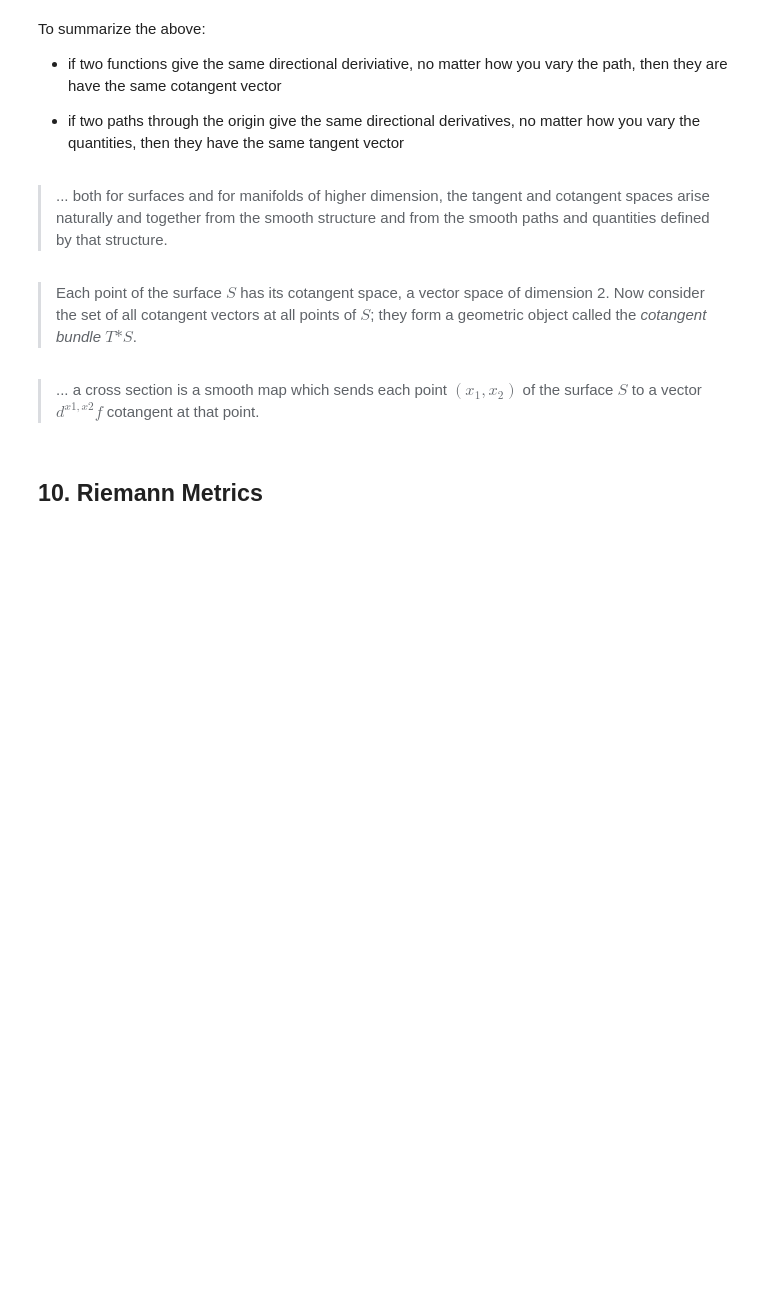
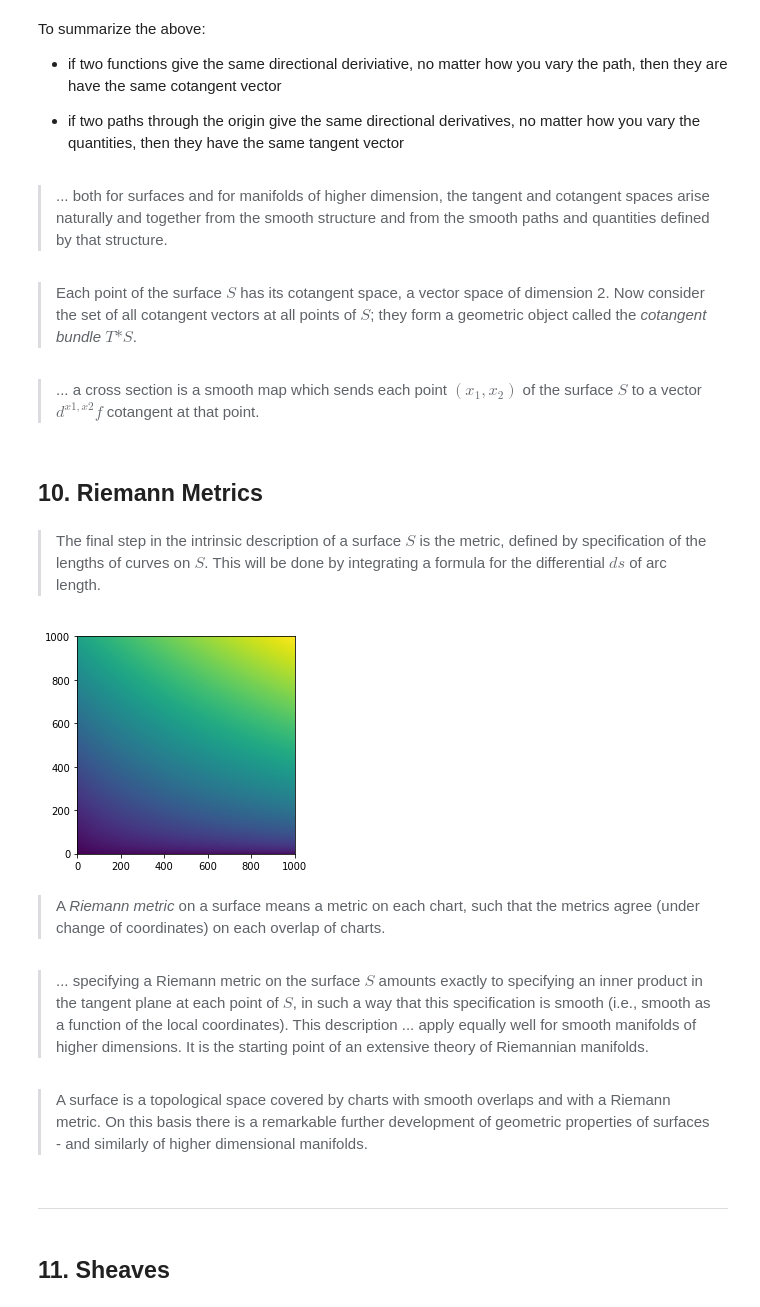
Before and after one commit to James-G-Hill/Sympy-Companion-to-Mathematics-Form-and-Function, a Jupyter notebook: Chapter 8.ipynb, the cells around one changed output. Saved outputs shown, nothing was run; the diff lists cells and outputs as text; code cells hidden in the pictures; blank space fills up the shorter version.

Commit message:
Added section on Riemann metrics

```diff
--- a/Chapter 8.ipynb
+++ b/Chapter 8.ipynb
@@ -321,3 +321,52 @@ To summarize the above:
 > ... a cross section is a smooth map which sends each point $(x_1,x_2)$ of the surface $S$ to a vector $d^{x1,x2}f$ cotangent at that point.
 # %% [markdown]
 ## 10. Riemann Metrics
+# %% [markdown]
+> The final step in the intrinsic description of a surface $S$ is the metric, defined by specification of the lengths of curves on $S$. This will be done by integrating a formula for the differential $ds$ of arc length.
+# %%
+def riemann_metric_quadratic_differential_form(g, x_i, x_j, dx_i, dx_j):
+    """
+    The Riemann metric in quadratic differential form.
+
+    g = a matrix of functions
+    x = local coordinates
+    dx = differentials
+    """
+    ds = 0
+    for i in range(2):
+        for j in range(2):
+            function = g[i][j]
+            ds += function(x_i, x_j) * dx_i * dx_j
+    return math.sqrt(ds)
+
+def function_1_1(x, y):
+    return x**2 - (y + x)
+
+def function_2_2(x, y):
+    return x + 2 * y
+
+def function_other(x, y):
+    return x * y
+
+g = [[function_1_1, function_other], [function_other, function_2_2]]
+
+upper_limit = 1001
+ds = [[None] * upper_limit for _ in range(upper_limit)]
+for x in range(upper_limit):
+    for y in range(upper_limit):
+        ds[x][y] = riemann_metric_quadratic_differential_form(g, x, y, .5, 2)
+
+plt.imshow(ds, origin = 'lower')
+plt.show()
+# %% [output]
+[figure, added]
+# %% [markdown]
+> A *Riemann metric* on a surface means a metric on each chart, such that the metrics agree (under change of coordinates) on each overlap of charts.
+# %% [markdown]
+> ... specifying a Riemann metric on the surface $S$ amounts exactly to specifying an inner product in the tangent plane at each point of $S$, in such a way that this specification is smooth (i.e., smooth as a function of the local coordinates). This description ... apply equally well for smooth manifolds of higher dimensions. It is the starting point of an extensive theory of Riemannian manifolds.
+# %% [markdown]
+> A surface is a topological space covered by charts with smooth overlaps and with a Riemann metric. On this basis there is a remarkable further development of geometric properties of surfaces - and similarly of higher dimensional manifolds.
+# %% [markdown]
+---
+# %% [markdown]
+## 11. Sheaves
```
